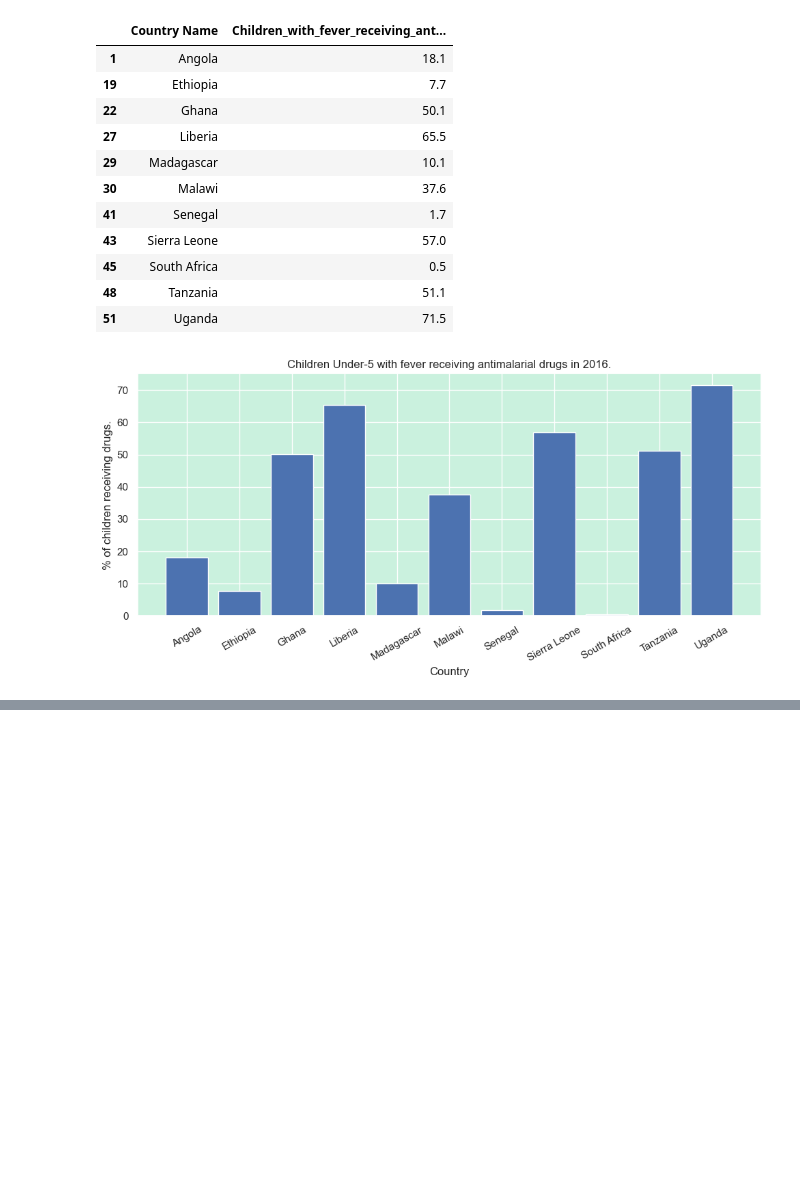
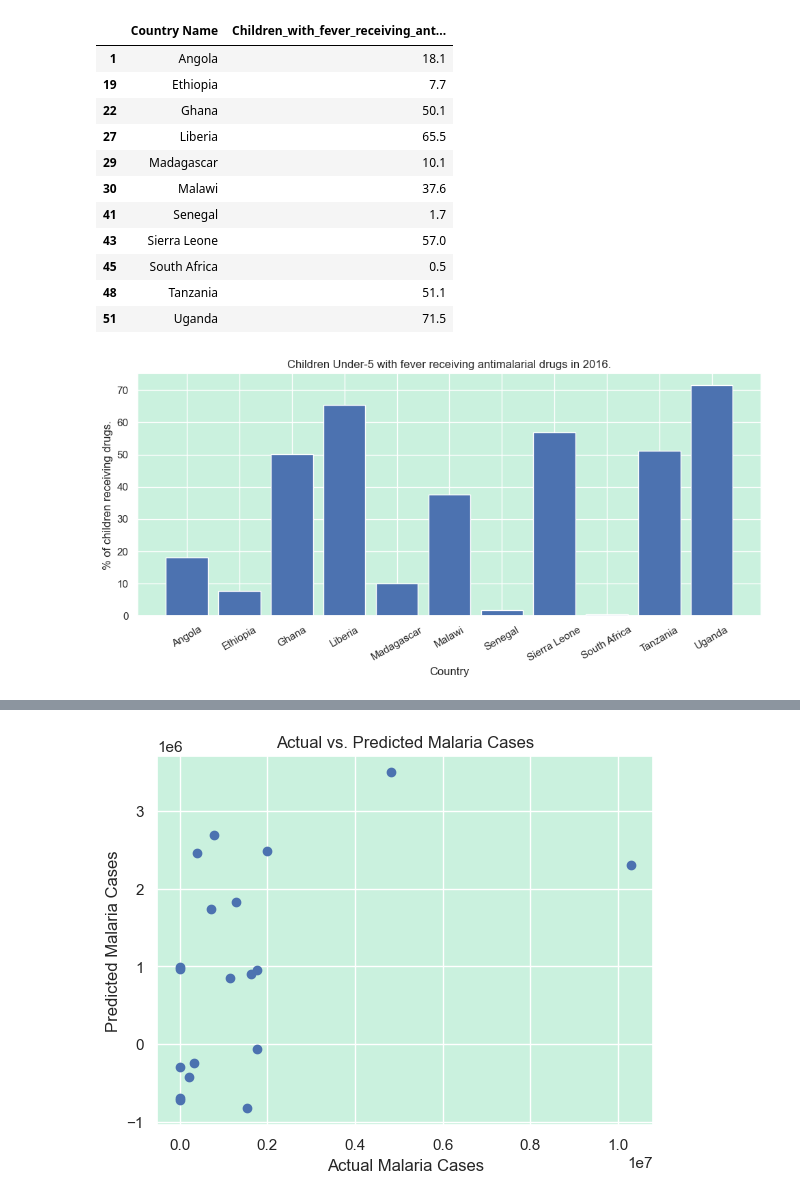
Before and after one commit to swalusimbi/Malaria_In_Africa, a Jupyter notebook: Malaria_in_Africa_GroupB/src/grp_work/project.ipynb, the cells around one changed output, grey strips where cells are left out. Drawn from its saved outputs; the diff is of its cells as text; code cells hidden in the pictures; blank space fills up the shorter version.

Commit message:
added model

```diff
--- a/Malaria_in_Africa_GroupB/src/grp_work/project.ipynb
+++ b/Malaria_in_Africa_GroupB/src/grp_work/project.ipynb
@@ -1102,0 +1109,83 @@ This explains why malaria cases in 2017 were higher, children with malaria sprea
+# %%
+import pandas as pd
+from sklearn.model_selection import train_test_split
+from sklearn.linear_model import LinearRegression
+from sklearn.impute import SimpleImputer
+from sklearn.metrics import mean_squared_error
+import matplotlib.pyplot as plt
+
+# Load the dataset
+data = pd.read_csv("../../resources/datasets/MalariaAfricaDataset.csv")  # Replace with the actual dataset filename
+
+# Data preprocessing
+# Assuming you've selected relevant features and target
+features = [
+    "Year",
+    "Use of insecticide-treated bed nets (% of under-5 population)",
+    "Children with fever receiving antimalarial drugs (% of children under age 5 with fever)",
+    "Intermittent preventive treatment (IPT) of malaria in pregnancy (% of pregnant women)",
+    # Include other relevant features here
+]
+
+# Drop rows with missing values
+data.dropna(subset=features + ["Malaria cases reported"], inplace=True)
+
+target = "Malaria cases reported"
+
+# Select features and target
+X = data[features]
+y = data[target]
+
+# Split the data into training and testing sets
+X_train, X_test, y_train, y_test = train_test_split(X, y, test_size=0.2, random_state=42)
+
+# Handle missing values using an imputer for features
+imputer = SimpleImputer(strategy="mean")
+X_train_imputed = imputer.fit_transform(X_train)
+
+# Ensure that the column names match between training and testing datasets
+X_test_imputed = imputer.transform(X_test)
+X_test = pd.DataFrame(X_test_imputed, columns=X_train.columns)  # Match column names to X_train
+
+# Create and train the model
+model = LinearRegression()
+model.fit(X_train_imputed, y_train)
+
+# Make predictions
+y_pred = model.predict(X_test)
+
+# Evaluate the model
+mse = mean_squared_error(y_test, y_pred)
+print("Mean Squared Error:", mse)
+
+try:
+    # Visualize the actual vs. predicted values
+    plt.scatter(y_test, y_pred)
+    plt.xlabel("Actual Malaria Cases")
+    plt.ylabel("Predicted Malaria Cases")
+    plt.title("Actual vs. Predicted Malaria Cases")
+    plt.show()
+
+    # Visualize the X_test dataset
+    plt.figure(figsize=(12, 8))
+    for feature in X_test.columns:
+        plt.scatter(X_test[feature], y_test, label=feature)
+    plt.xlabel("Feature Values")
+    plt.ylabel("Malaria Cases Reported")
+    plt.title("Scatter Plot of X_test Features vs. Malaria Cases")
+    plt.legend()
+    plt.show()
+
+    # Predict the number of malaria cases for the next year
+    next_year_data = pd.DataFrame({
+        "Year": [data["Year"].max() + 1],  # Assuming the dataset contains historical data up to the latest year
+        "Use of insecticide-treated bed nets (% of under-5 population)": ...,  # Provide relevant values for other features
+    })
+
+    next_year_data_imputed = imputer.transform(next_year_data)
+    next_year_prediction = model.predict(next_year_data_imputed)
+    print("Predicted Malaria Cases for Next Year:", next_year_prediction)
+
+except Exception as e:
+    pass
+# %% [output]
@@ -1102,0 +1193 @@ This explains why malaria cases in 2017 were higher, children with malaria sprea
+[figure, added]
```
Also changed, not shown: parts of 12 cells of this notebook.
